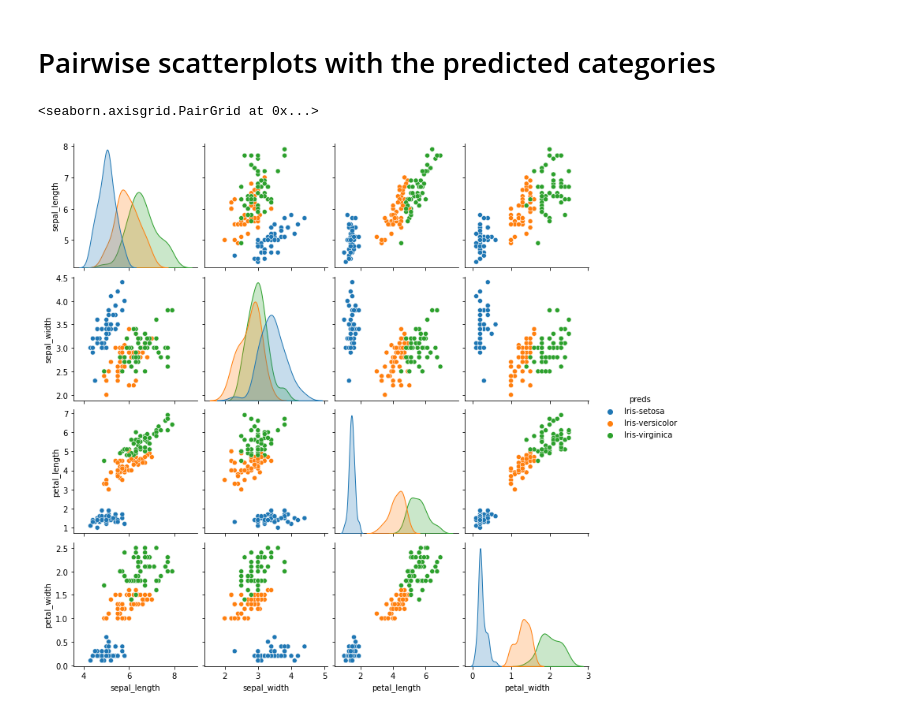
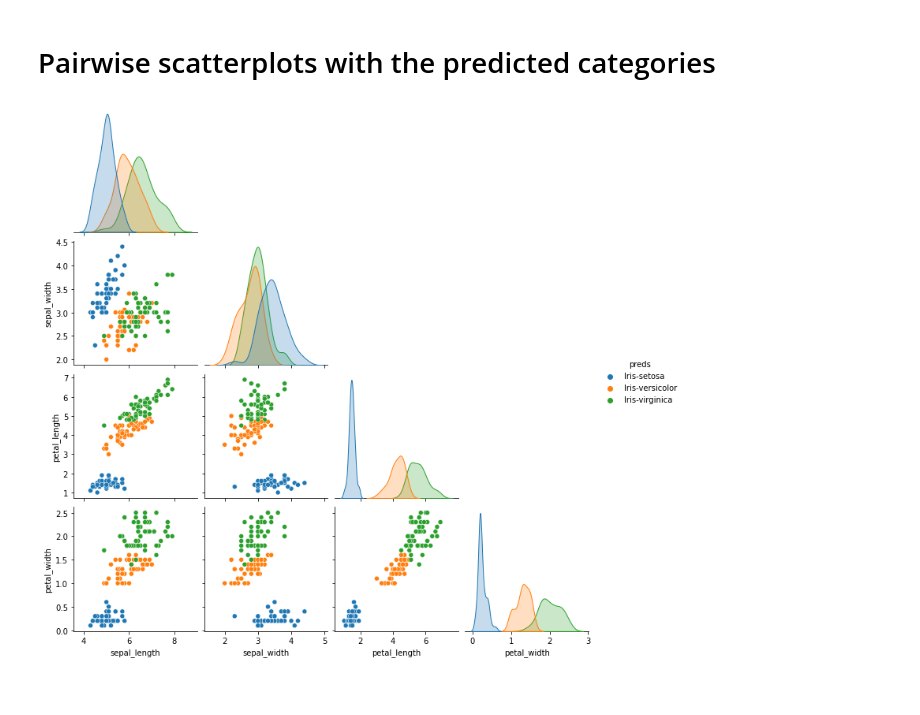
Before and after one commit to marc-soler/Ironhack_lab_work, a Jupyter notebook: Labs/Week 4/Iris Predictions/Iris_Predictions.ipynb, the cells around one changed output. Drawn from its saved outputs; the diff is of its cells as text; code cells hidden in the pictures.

Commit message:
pairplot correction

```diff
--- a/Labs/Week 4/Iris Predictions/Iris_Predictions.ipynb
+++ b/Labs/Week 4/Iris Predictions/Iris_Predictions.ipynb
@@ -244,7 +244,6 @@ all_preds = LR.predict(df_num)
 # %%
 df['preds'] = all_preds
 # %%
-sns.pairplot(df, hue="preds")
+sns.pairplot(df, hue="preds", corner=True);
 # %% [output]
-<seaborn.axisgrid.PairGrid at 0x...>
-[figure, old version]
+[figure, new version]
```
